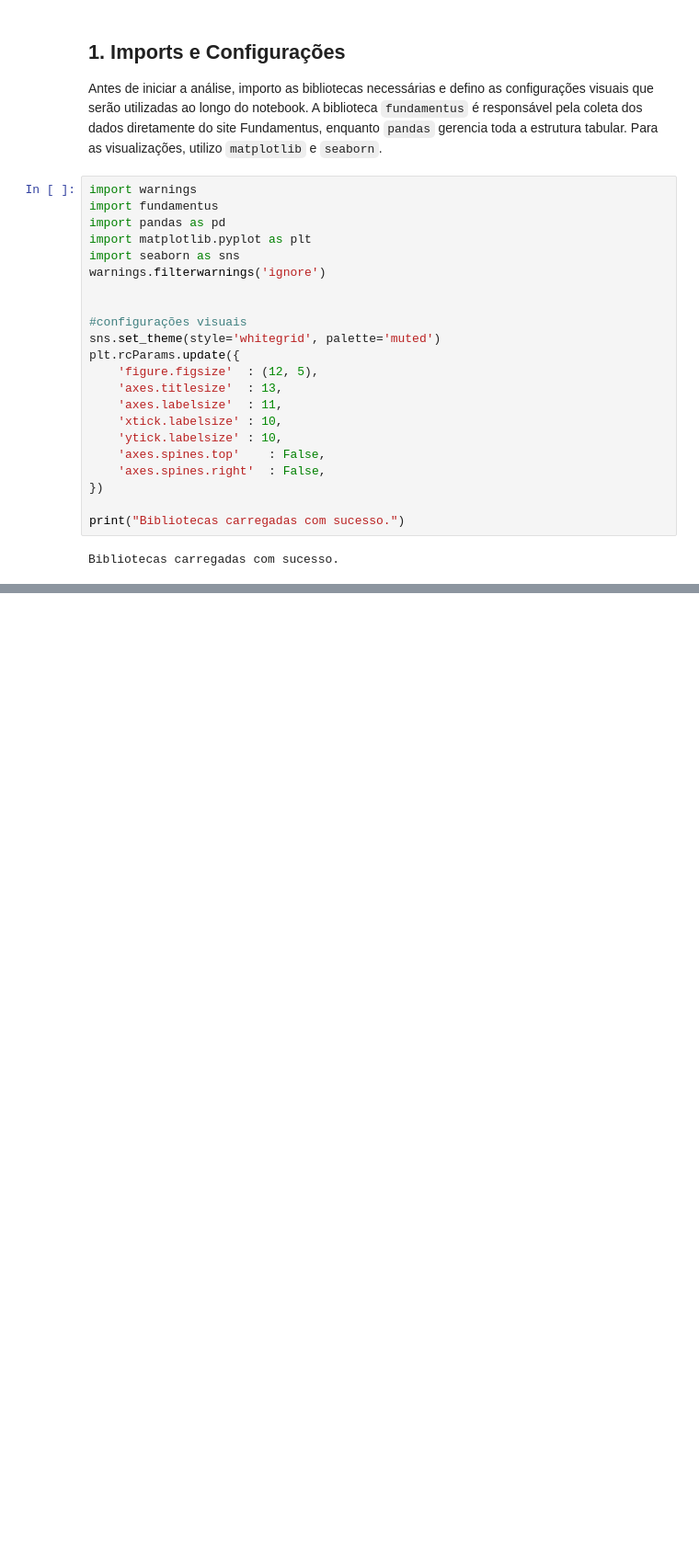
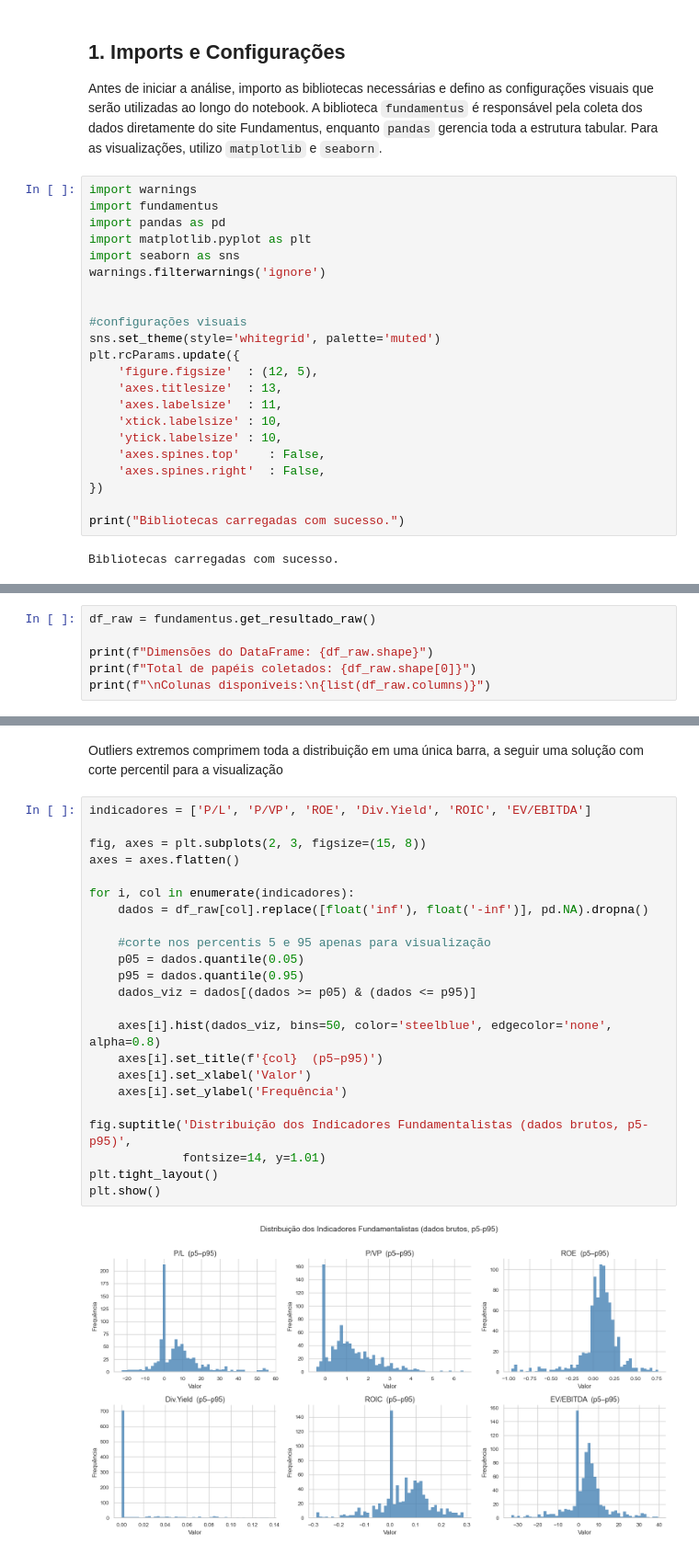
Before and after one commit to esscova/financas-quantitativas, a Jupyter notebook: Filtrando indicadores fundamentalistas de ações com Python/analisando_indicadores_fundamentalistas.ipynb, the cells around one changed output, grey strips where cells are left out. Shown at 92% size. Drawn from its saved outputs; the diff is of its cells as text; blank space fills up the shorter version.

Commit message:
feat: carregar e iniciar analise de dados

```diff
--- a/Filtrando indicadores fundamentalistas de ações com Python/analisando_indicadores_fundamentalistas.ipynb
+++ b/Filtrando indicadores fundamentalistas de ações com Python/analisando_indicadores_fundamentalistas.ipynb
@@ -77,0 +90,6 @@ Bibliotecas carregadas com sucesso.
+# %%
+df_raw = fundamentus.get_resultado_raw()
+
+print(f"Dimensões do DataFrame: {df_raw.shape}")
+print(f"Total de papéis coletados: {df_raw.shape[0]}")
+print(f"\nColunas disponíveis:\n{list(df_raw.columns)}")
@@ -77,0 +216,27 @@ Bibliotecas carregadas com sucesso.
+# %% [markdown]
+Outliers extremos comprimem toda a distribuição em uma única barra, a seguir uma solução com corte percentil para a visualização
+# %%
+indicadores = ['P/L', 'P/VP', 'ROE', 'Div.Yield', 'ROIC', 'EV/EBITDA']
+
+fig, axes = plt.subplots(2, 3, figsize=(15, 8))
+axes = axes.flatten()
+
+for i, col in enumerate(indicadores):
+    dados = df_raw[col].replace([float('inf'), float('-inf')], pd.NA).dropna()
+
+    #corte nos percentis 5 e 95 apenas para visualização
+    p05 = dados.quantile(0.05)
+    p95 = dados.quantile(0.95)
+    dados_viz = dados[(dados >= p05) & (dados <= p95)]
+
+    axes[i].hist(dados_viz, bins=50, color='steelblue', edgecolor='none', alpha=0.8)
+    axes[i].set_title(f'{col}  (p5–p95)')
+    axes[i].set_xlabel('Valor')
+    axes[i].set_ylabel('Frequência')
+
+fig.suptitle('Distribuição dos Indicadores Fundamentalistas (dados brutos, p5-p95)',
+             fontsize=14, y=1.01)
+plt.tight_layout()
+plt.show()
+# %% [output]
+[figure, added]
```
Also changed, not shown: parts of 9 cells of this notebook.
